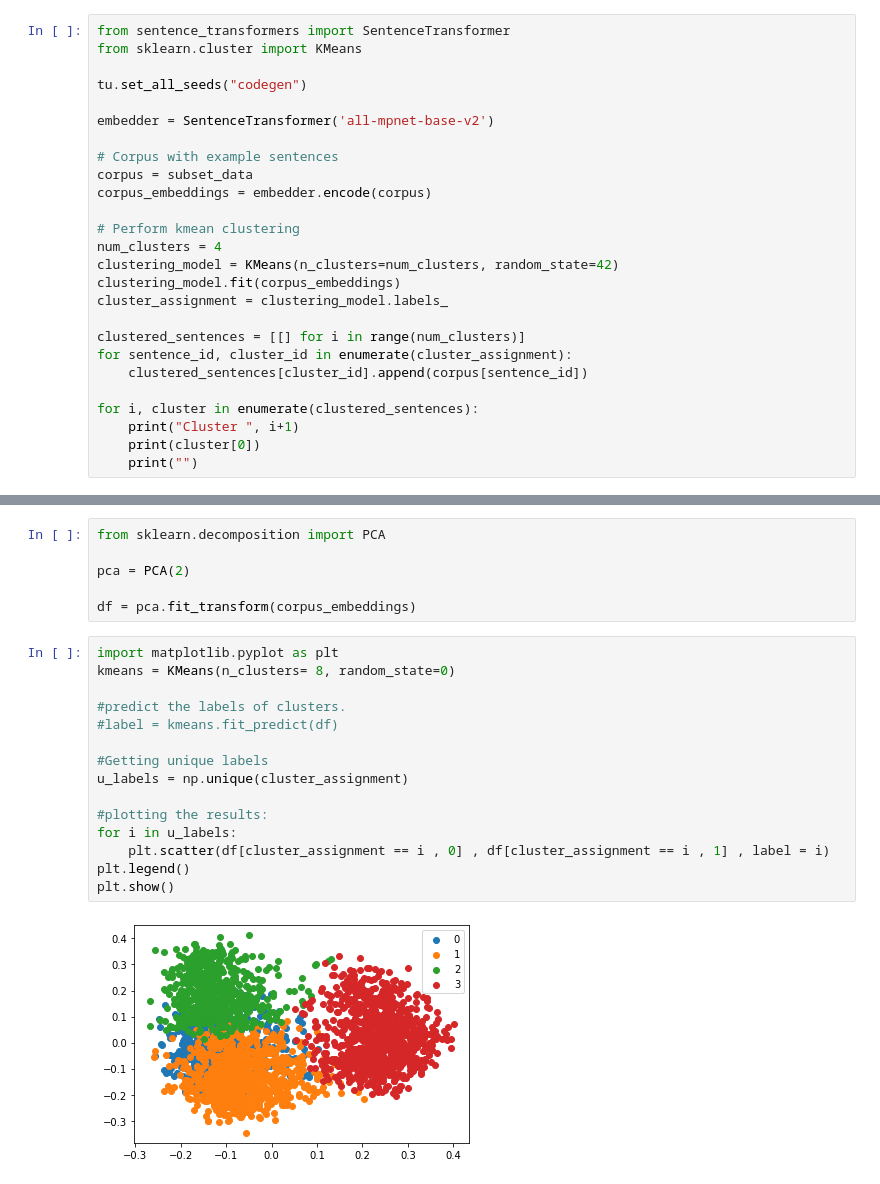
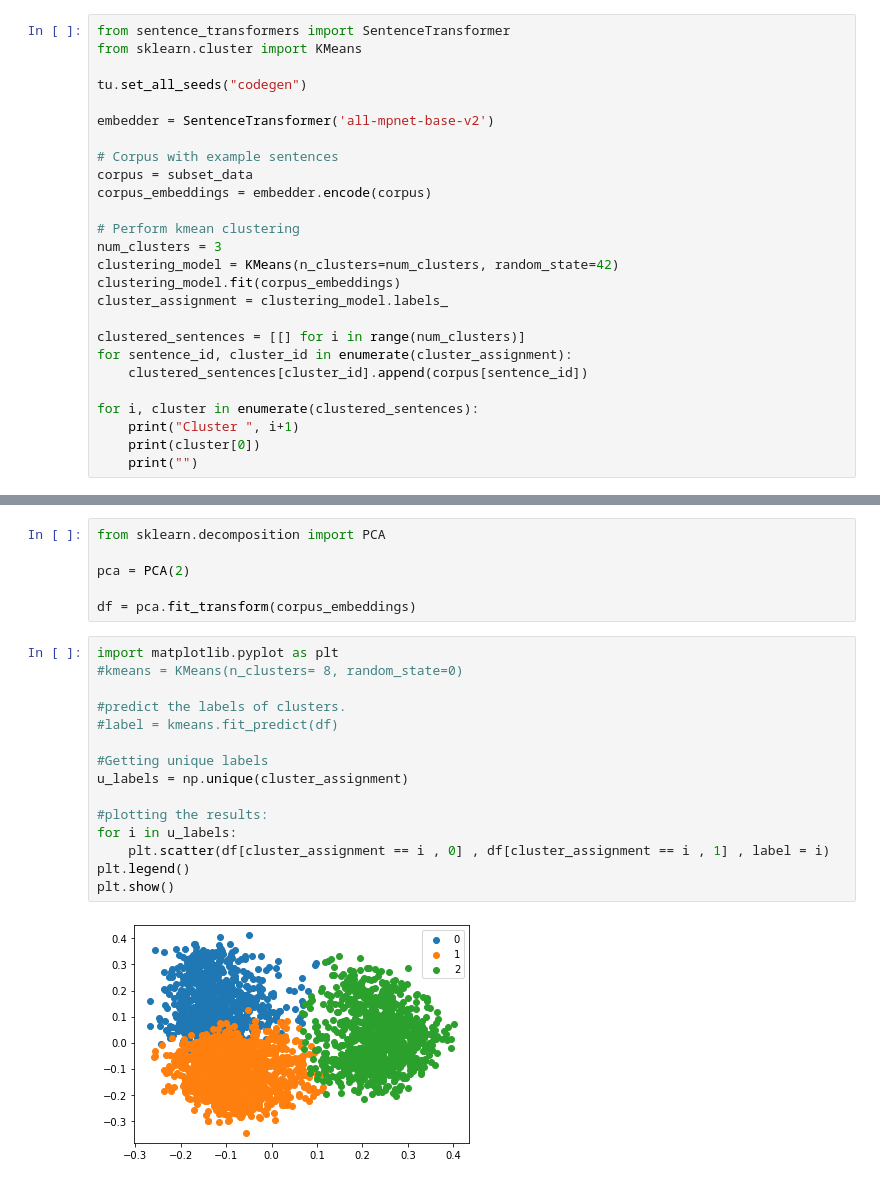
Before and after one commit to AntonioLopardo/PracticalWork2021, a Jupyter notebook: SentSimilarityNotebook.ipynb, the cells around one changed output, grey strips where cells are left out. Drawn from its saved outputs; the diff is of its cells as text.

Commit message:
add 3_cluster experiment material

```diff
--- a/SentSimilarityNotebook.ipynb
+++ b/SentSimilarityNotebook.ipynb
@@ -27,7 +27,7 @@ corpus = subset_data
 corpus_embeddings = embedder.encode(corpus)
 
 # Perform kmean clustering
-num_clusters = 4
+num_clusters = 3
 clustering_model = KMeans(n_clusters=num_clusters, random_state=42)
 clustering_model.fit(corpus_embeddings)
 cluster_assignment = clustering_model.labels_
@@ -117,18 +114,18 @@ pca = PCA(2)
 df = pca.fit_transform(corpus_embeddings)
 # %%
 import matplotlib.pyplot as plt
-kmeans = KMeans(n_clusters= 8, random_state=0)
+#kmeans = KMeans(n_clusters= 8, random_state=0)
 
 #predict the labels of clusters.
 #label = kmeans.fit_predict(df)
 
 #Getting unique labels
 u_labels = np.unique(cluster_assignment)
 
 #plotting the results:
 for i in u_labels:
     plt.scatter(df[cluster_assignment == i , 0] , df[cluster_assignment == i , 1] , label = i)
 plt.legend()
 plt.show()
 # %% [output]
-[figure, old version]
+[figure, new version]
```
Also changed, not shown: parts of 4 cells of this notebook, 9 other files.
